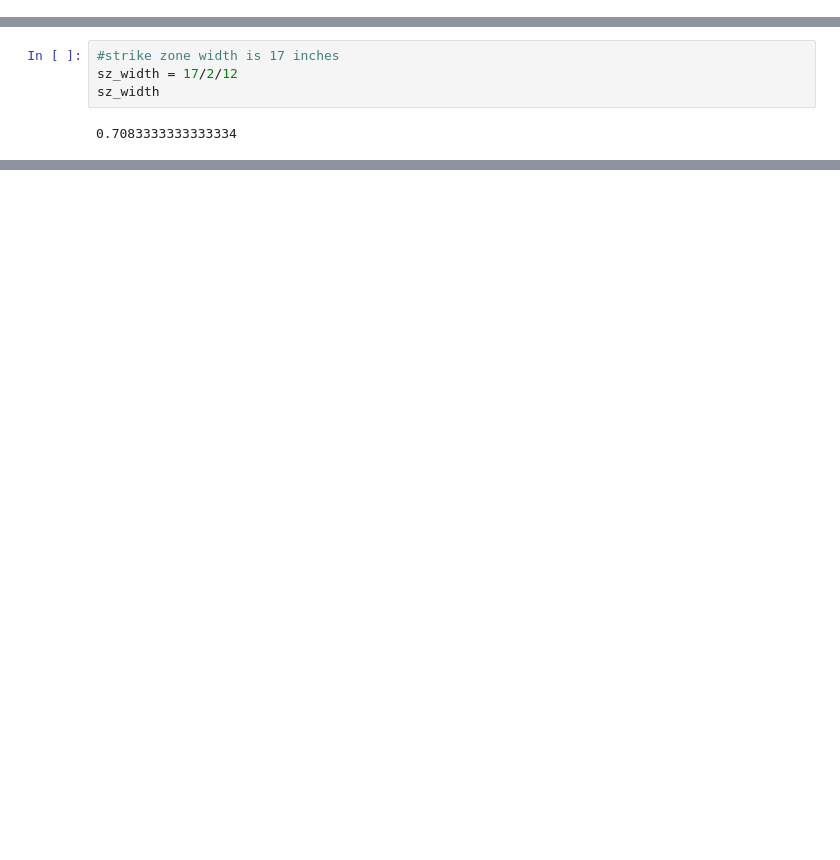
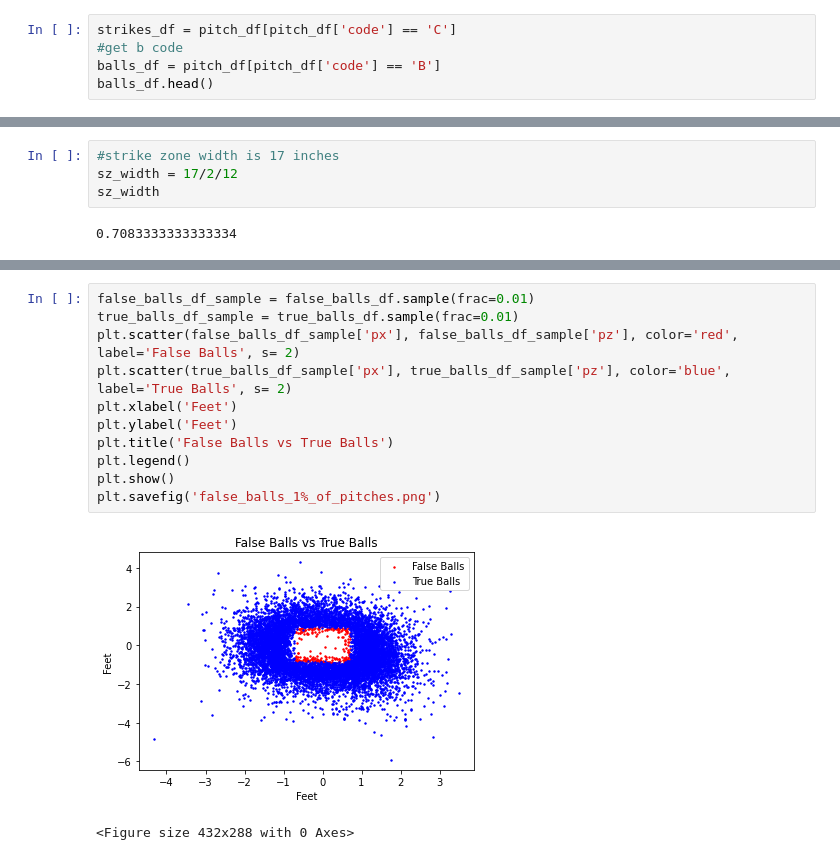
Before and after one commit to Dan-school/baseball, a Jupyter notebook: graph.ipynb, the cells around one changed output, grey strips where cells are left out. Cells and saved outputs as stored; diff of their text form; blank space fills up the shorter version.

```diff
--- a/graph.ipynb
+++ b/graph.ipynb
@@ -131,0 +113,5 @@ strikes_df = pitch_df[pitch_df['code'] == 'C']
+# %%
+strikes_df = pitch_df[pitch_df['code'] == 'C']
+#get b code
+balls_df = pitch_df[pitch_df['code'] == 'B']
+balls_df.head()
@@ -254,0 +237,14 @@ plt.show()
+# %%
+false_balls_df_sample = false_balls_df.sample(frac=0.01)
+true_balls_df_sample = true_balls_df.sample(frac=0.01)
+plt.scatter(false_balls_df_sample['px'], false_balls_df_sample['pz'], color='red', label='False Balls', s= 2)
+plt.scatter(true_balls_df_sample['px'], true_balls_df_sample['pz'], color='blue', label='True Balls', s= 2)
+plt.xlabel('Feet')
+plt.ylabel('Feet')
+plt.title('False Balls vs True Balls')
+plt.legend()
+plt.show()
+plt.savefig('false_balls_1%_of_pitches.png')
+# %% [output]
+[figure, added]
+<Figure size 432x288 with 0 Axes>
```
Also changed, not shown: parts of 23 cells of this notebook.
